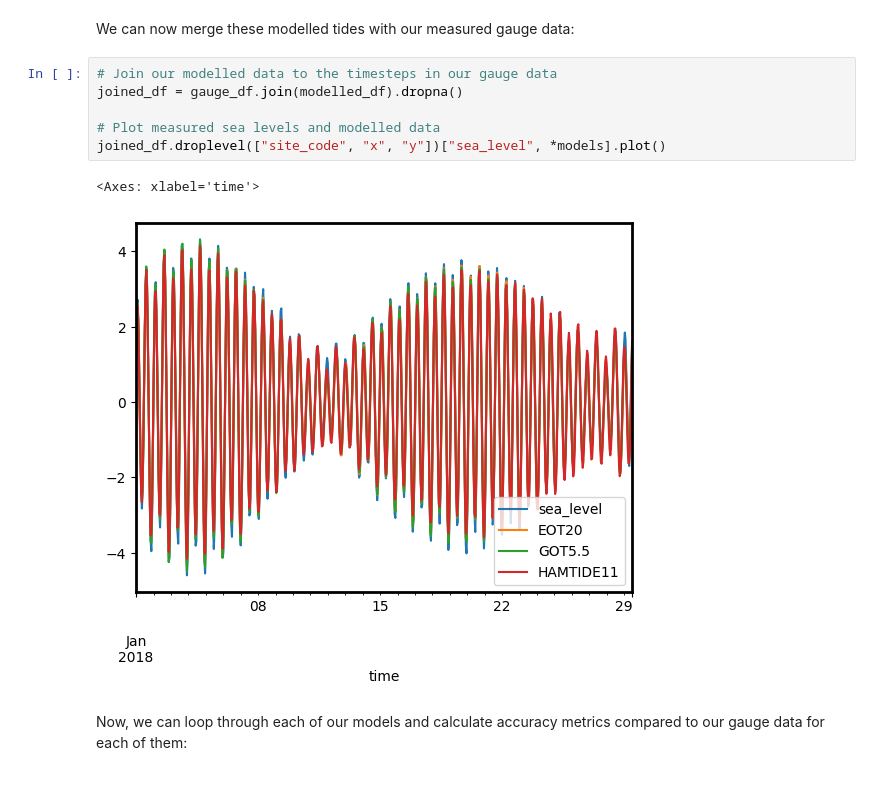
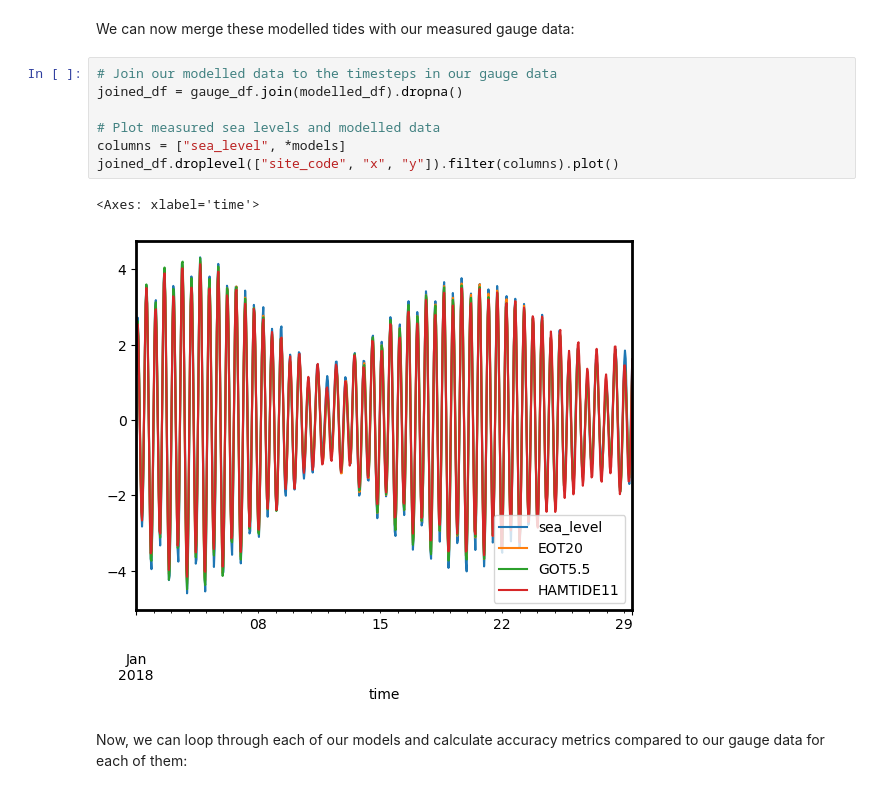
Before and after one commit to GeoscienceAustralia/eo-tides, a Jupyter notebook: docs/notebooks/Validating_tides.ipynb, the cells around one changed output. Drawn from its saved outputs; the diff is of its cells as text.

```diff
--- a/docs/notebooks/Validating_tides.ipynb
+++ b/docs/notebooks/Validating_tides.ipynb
@@ -169,12 +169,13 @@ We can now merge these modelled tides with our measured gauge data:
 # %%
 # Join our modelled data to the timesteps in our gauge data
 joined_df = gauge_df.join(modelled_df).dropna()
 
 # Plot measured sea levels and modelled data
-joined_df.droplevel(["site_code", "x", "y"])["sea_level", *models].plot()
+columns = ["sea_level", *models]
+joined_df.droplevel(["site_code", "x", "y"]).filter(columns).plot()
 # %% [output]
 <Axes: xlabel='time'>
-[figure, old version]
+[figure, new version]
 # %% [markdown]
 Now, we can loop through each of our models and calculate accuracy metrics compared to our gauge data for each of them:
 # %%
```
Also changed, not shown: parts of 2 cells of this notebook, 1 other file.
